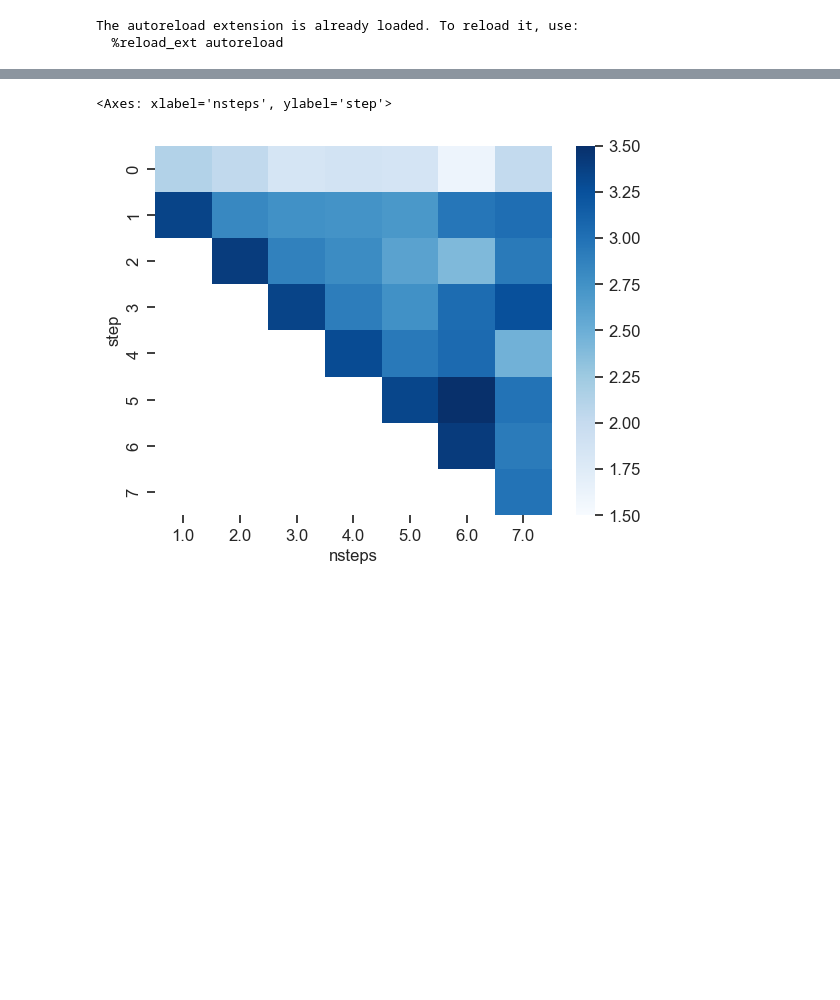
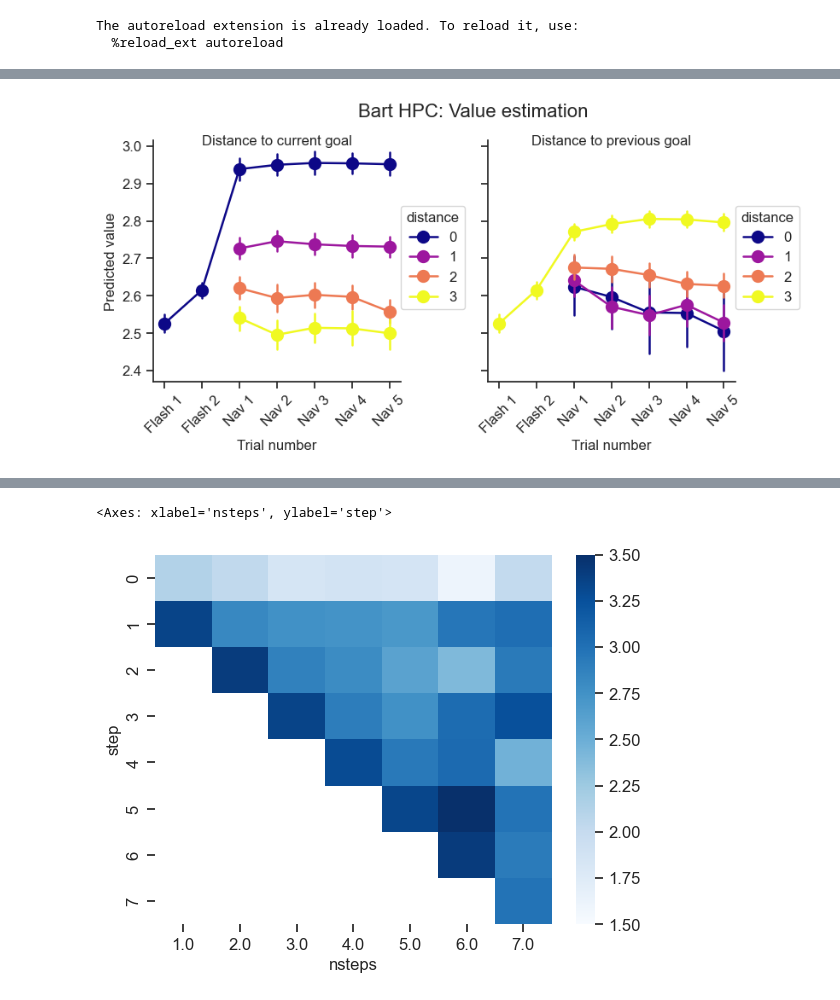
Before and after one commit to hliang-ucb/GridWorld, a Jupyter notebook: lasso_value.ipynb, the cells around one changed output, grey strips where cells are left out. Cells and saved outputs as stored; diff of their text form; code cells hidden in the pictures; blank space fills up the shorter version.

```diff
--- a/lasso_value.ipynb
+++ b/lasso_value.ipynb
@@ -301,12 +454,0 @@ axes[1].legend()
-# %%
-ii = 0
-
-fig, ax = plt.subplots()
-
-ax.plot(rsquare[0, ii, :], label='HPC')
-ax.set_ylabel('R² (cond 0)')
-
-
-ax1 = ax.twinx()
-ax1.plot(rsquare[1, ii, :], color='orange', label='OFC')
-ax1.set_ylabel('R² (cond 1)')
@@ -317,0 +524,2 @@ predict_value_clf(df, mode, time=np.arange(600,900), lasso_cv=[], fix=0)
+# %%
+all_df['trial_in_block']=all_df['trial_in_block']+2
@@ -317,0 +555,46 @@ predict_value_clf(df, mode, time=np.arange(600,900), lasso_cv=[], fix=0)
+# %%
+region = 'HPC'
+y = 'value_pred'
+animal = 'Bart'
+variables = ['graph_distance','pre_distance']
+titles=['Distance to current goal','Distance to previous goal']
+
+if animal=='Bart':
+    temp = pd.concat([all_df[(all_df.animal=='Bart')&(all_df.region==region)&(all_df.trial_in_block<7)],
+                     cross_df[(cross_df.animal=='Bart')&(cross_df.region==region)&(cross_df.trial_in_block<2)&(cross_df.pre_distance==3)]])
+else:
+    temp = pd.concat([all_df[(all_df.animal=='London')&(all_df.region==region)&(all_df.trial_in_block<7)],
+                    cross_df[(cross_df.animal=='London')&(cross_df.region==region)]])
+
+temp['pre_distance']=temp['pre_distance'].astype('Int64')
+
+plt.close('all')
+fig, axes = plt.subplots(1,2,figsize=(10,4.5),sharey=True)
+
+for ii, vv in enumerate(variables):
+
+    ax = axes[ii]
+
+    sns.pointplot(
+        data=temp,
+        hue=vv,
+        y=y,
+        x='trial_in_block',        # <- different axes distinguished by color
+        errorbar='ci',
+        native_scale=True,
+        markersize=8, markeredgewidth=3, palette='plasma',ax=ax
+    )
+
+    ax.legend(loc=(1,0.3),title='distance')
+    ax.set_xlabel('Trial number')
+    ax.set_xticks(np.arange(7))
+    ax.set_xticklabels(['Flash 1', 'Flash 2', 'Nav 1', 'Nav 2', 'Nav 3', 'Nav 4', 'Nav 5'], rotation=45)
+    ax.set_title(titles[ii],x=0.5,y=0.95)
+
+axes[0].set_ylabel('Predicted value')
+plt.tight_layout(rect=[0.05,0,0.9,0.9])
+plt.suptitle(f'{animal} {region}: Value estimation',y=0.95)
+
+plt.savefig(f'D:/Value/{animal} {region} Value prediction, block progression')
+# %% [output]
+[figure, added]
```
Also changed, not shown: parts of 33 cells of this notebook, 8 other files.
